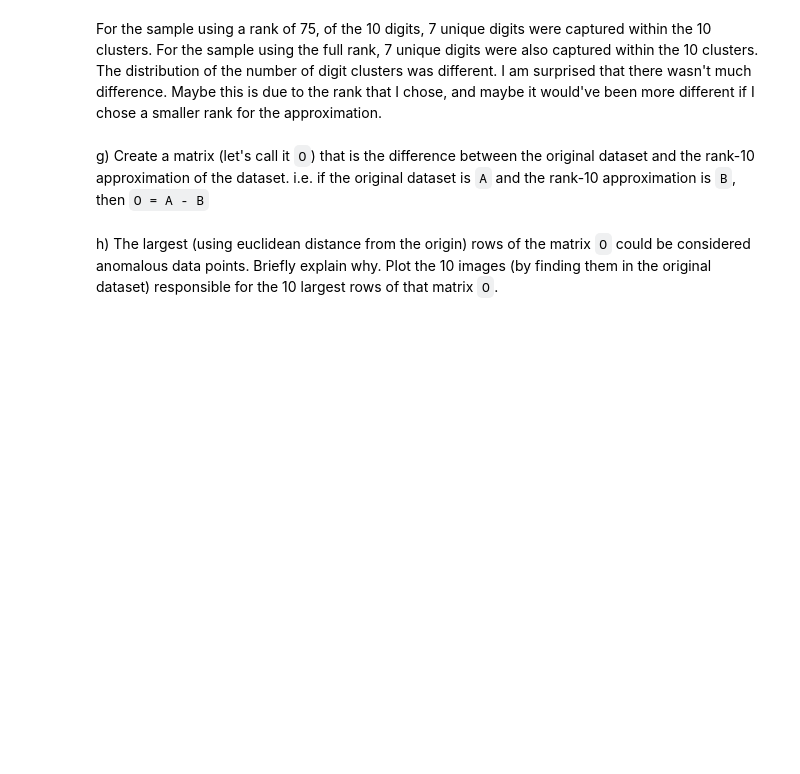
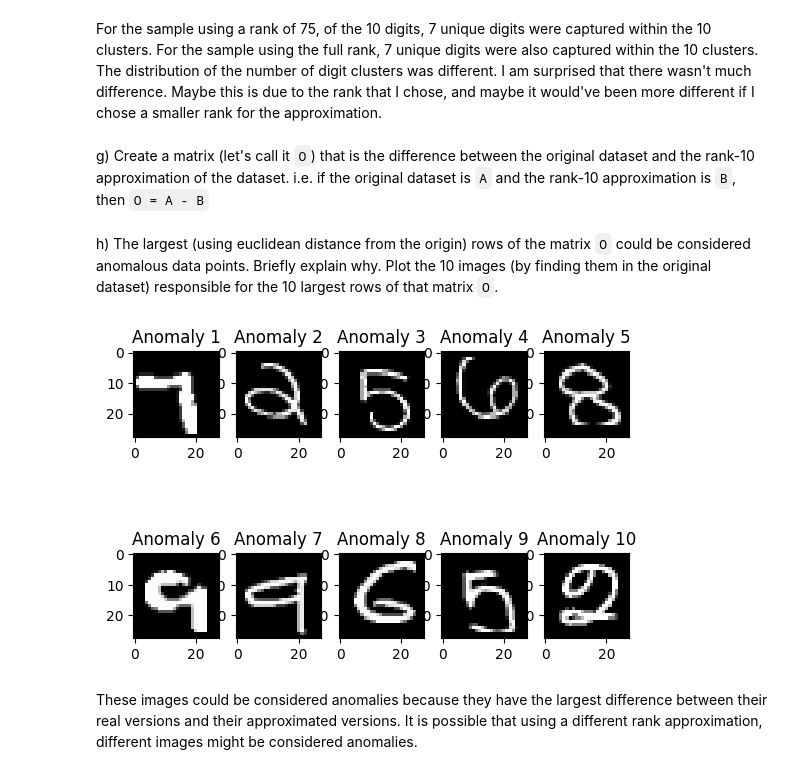
Before and after one commit to victorverma3/Data-Science-Fundamentals, a Jupyter notebook: lecture_10/worksheet_10.ipynb, the cells around one changed output. Saved outputs shown, nothing was run; the diff lists cells and outputs as text; code cells hidden in the pictures; blank space fills up the shorter version.

```diff
--- a/lecture_10/worksheet_10.ipynb
+++ b/lecture_10/worksheet_10.ipynb
@@ -432,3 +433,21 @@ rank_10_approx = u.dot(np.diag(sample_copy)).dot(vt)
 o = X_sample - rank_10_approx
 # %% [markdown]
 h) The largest (using euclidean distance from the origin) rows of the matrix `O` could be considered anomalous data points. Briefly explain why. Plot the 10 images (by finding them in the original dataset) responsible for the 10 largest rows of that matrix `O`.
+# %%
+row_distances = np.linalg.norm(o, axis=1)
+
+sorted_indices = np.argsort(row_distances)[::-1]
+
+top_10_rows = sorted_indices[:10]
+
+# Plot the images from the original dataset corresponding to the top 10 rows
+for i, index in enumerate(top_10_rows):
+    anomaly = X_sample[index].reshape(28, 28)
+    plt.subplot(2, 5, i + 1)
+    plt.imshow(anomaly, cmap='gray')
+    plt.title(f'Anomaly {i + 1}')
+plt.show()
+# %% [output]
+[figure, added]
+# %% [markdown]
+These images could be considered anomalies because they have the largest difference between their real versions and their approximated versions. It is possible that using a different rank approximation, different images might be considered anomalies.
```
Also changed, not shown: parts of 6 cells of this notebook.
